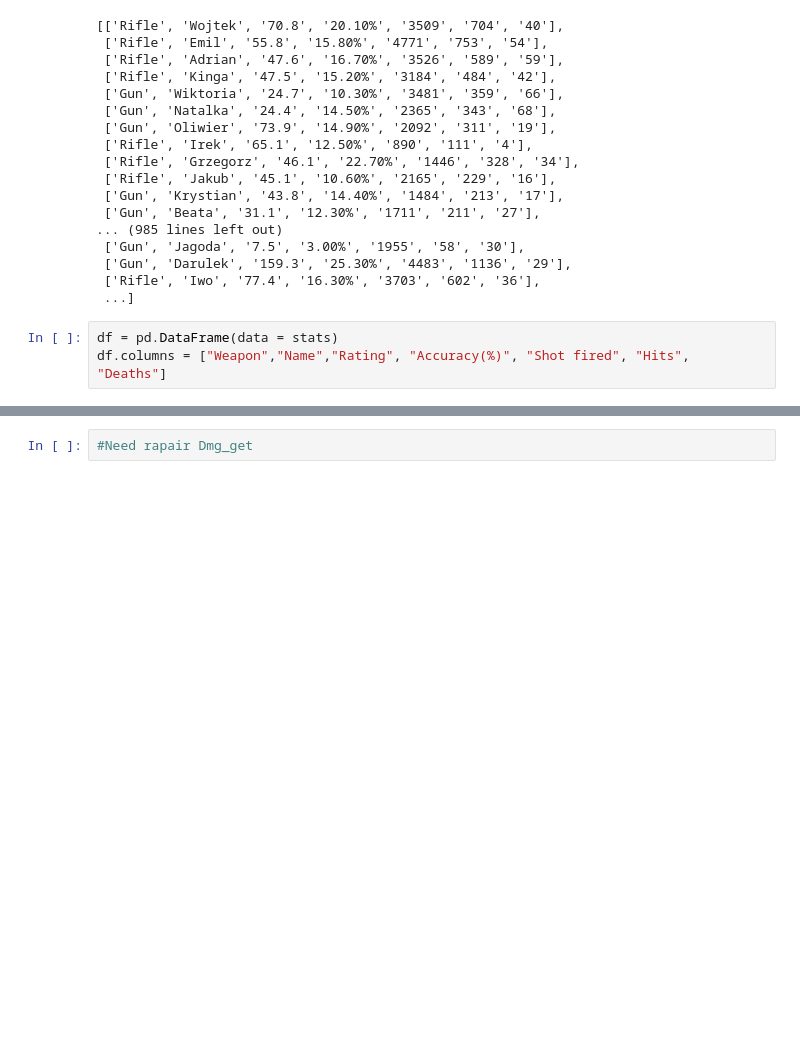
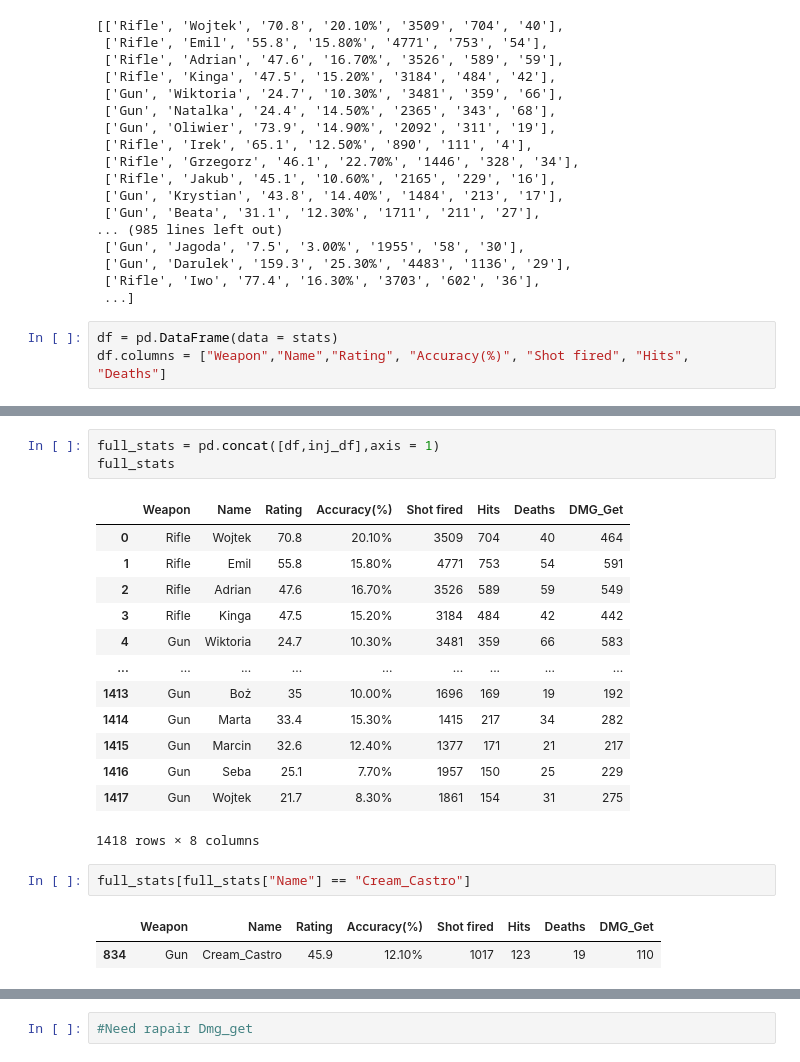
Before and after one commit to KacperChmura1/LaserTag_Players, a Jupyter notebook: Data_Scraping.ipynb, the cells around one changed output, grey strips where cells are left out. Saved outputs shown, nothing was run; the diff lists cells and outputs as text; blank space fills up the shorter version.

```diff
--- a/Data_Scraping.ipynb
+++ b/Data_Scraping.ipynb
@@ -307,0 +321,22 @@ df
+# %%
+full_stats = pd.concat([df,inj_df],axis = 1)
+full_stats
+# %% [output]
+|  | Weapon | Name | Rating | Accuracy(%) | Shot fired | Hits | Deaths | DMG_Get |
+| 0 | Rifle | Wojtek | 70.8 | 20.10% | 3509 | 704 | 40 | 464 |
+| 1 | Rifle | Emil | 55.8 | 15.80% | 4771 | 753 | 54 | 591 |
+| 2 | Rifle | Adrian | 47.6 | 16.70% | 3526 | 589 | 59 | 549 |
+| 3 | Rifle | Kinga | 47.5 | 15.20% | 3184 | 484 | 42 | 442 |
+| 4 | Gun | Wiktoria | 24.7 | 10.30% | 3481 | 359 | 66 | 583 |
+| ... | ... | ... | ... | ... | ... | ... | ... | ... |
+| 1413 | Gun | Boż | 35 | 10.00% | 1696 | 169 | 19 | 192 |
+| 1414 | Gun | Marta | 33.4 | 15.30% | 1415 | 217 | 34 | 282 |
+| 1415 | Gun | Marcin | 32.6 | 12.40% | 1377 | 171 | 21 | 217 |
+| 1416 | Gun | Seba | 25.1 | 7.70% | 1957 | 150 | 25 | 229 |
+| 1417 | Gun | Wojtek | 21.7 | 8.30% | 1861 | 154 | 31 | 275 |
+1418 rows × 8 columns
+# %%
+full_stats[full_stats["Name"] == "Cream_Castro"]
+# %% [output]
+|  | Weapon | Name | Rating | Accuracy(%) | Shot fired | Hits | Deaths | DMG_Get |
+| 834 | Gun | Cream_Castro | 45.9 | 12.10% | 1017 | 123 | 19 | 110 |
```
Also changed, not shown: parts of 59 cells of this notebook.
